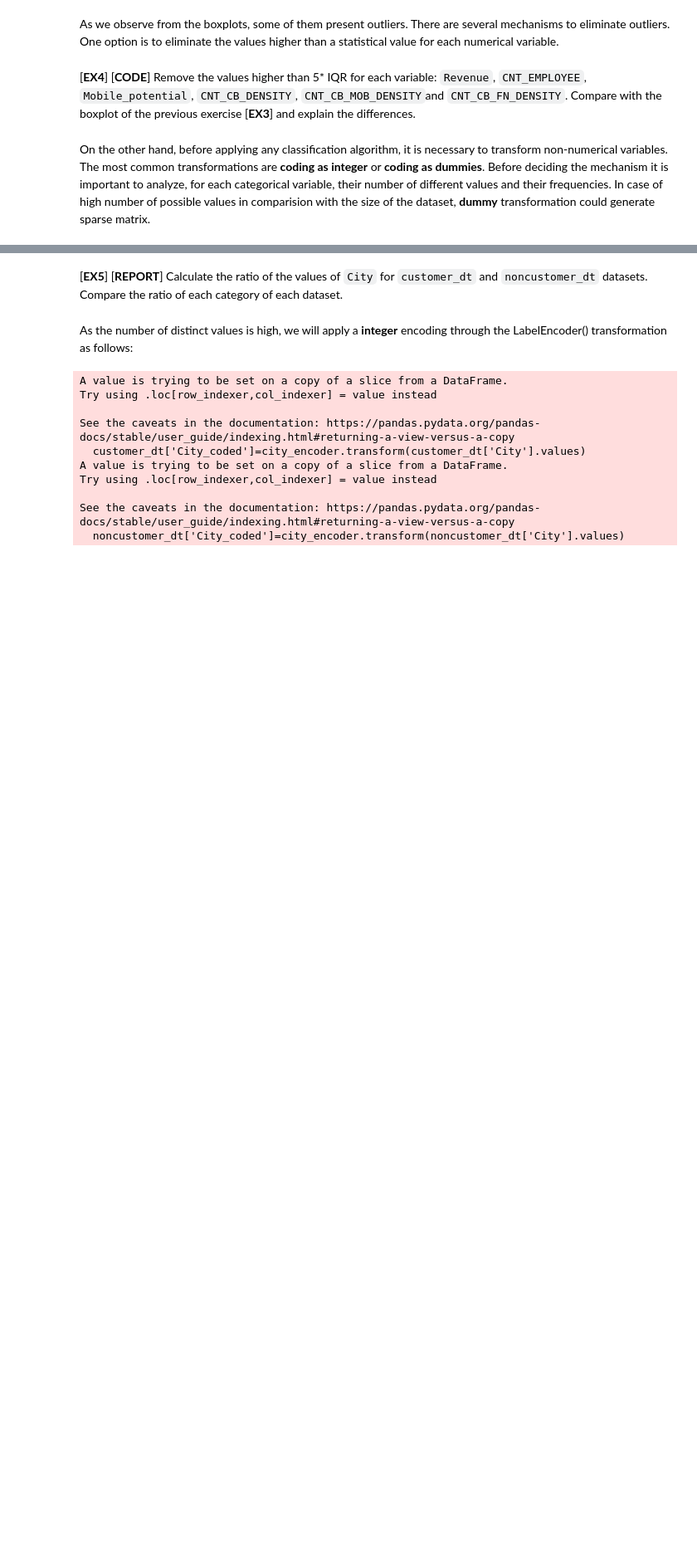
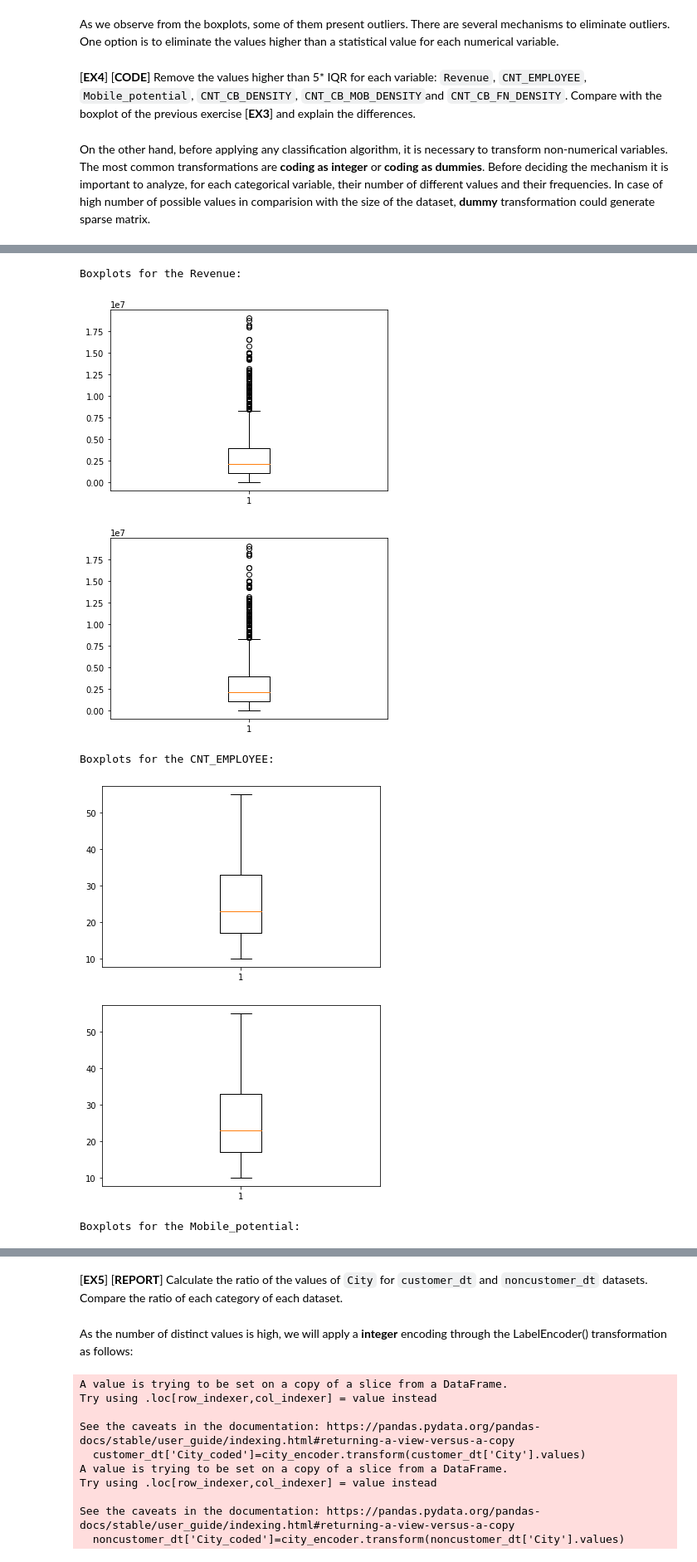
Before and after one commit to alex1162/Machine-Learning, a Jupyter notebook: PJ2/P02.ipynb, the cells around one changed output, grey strips where cells are left out. Shown at 83% size. Cells and saved outputs as stored; diff of their text form; code cells hidden in the pictures; blank space fills up the shorter version.

```diff
--- a/PJ2/P02.ipynb
+++ b/PJ2/P02.ipynb
@@ -194,8 +194,3 @@ As we observe from the boxplots, some of them present outliers. There are severa
 [**EX4**] [**CODE**] Remove the values higher than 5* IQR for each variable: `Revenue`, `CNT_EMPLOYEE`, `Mobile_potential`, `CNT_CB_DENSITY`, `CNT_CB_MOB_DENSITY`and `CNT_CB_FN_DENSITY`. Compare with the boxplot of the previous exercise [**EX3**] and explain the differences.
 # %% [markdown]
 On the other hand, before applying any classification algorithm, it is necessary to transform non-numerical variables. The most common transformations are **coding as integer** or **coding as dummies**. Before deciding the mechanism it is important to analyze, for each categorical variable, their number of different values and their frequencies. In case of high number of possible values in comparision with the size of the dataset, **dummy** transformation could generate sparse matrix.
-# %%
-df_try = customer_dt.copy()._get_numeric_data()
-q1 = df_try.quantile(0.25)
-q3 = df_try.quantile(0.75)
-q3-q1
@@ -213,29 +197,23 @@ dtype: float64
 # %%
-def get_factor_IQR(dirty_dataframe, interest_cols, factor):
-    output_df = dirty_dataframe.copy()
-    df = dirty_dataframe._get_numeric_data()
-    q3 = df.quantile(0.75)
-    q1 = df.quantile(0.25)
-    iqr = q3 - q1
-    #print(iqr)
-    lower_bound = q1 - ( factor * iqr )
-    higher_bound = q3 + ( factor * iqr )
-    for col in interest_cols:
-        print(f'Lower {col}: {lower_bound[col]}')
-        print(f'Upper {col}: {higher_bound[col]}')
+def get_factor_IQR(dataframe, interest_cols, factor):
 
-    #customer_dt = market_dt[market_dt['Customer_Flag'] == 1]
+    output_df = dataframe.copy()
 
-    for col in interest_cols:
-        df = df[lower_bound < df[col] and higher_bound > df[col]]
+    for column in interest_cols:
+        q3 = np.percentile(dataframe[column], 75)
+        q1 = np.percentile(dataframe[column], 25)
+        iqr = q3 - q1
 
-    for col in interest_cols:
-        output_df[col] = df[col]
+        lower_bound = q1 - ( factor * iqr )
+        upper_bound = q3 + ( factor * iqr )
+
+        output_df = output_df[(output_df[column]>= lower_bound) & (output_df[column]<= upper_bound)]
 
     return output_df
 
 boxplot_columns = ["Revenue", "CNT_EMPLOYEE", "Mobile_potential", "CNT_CB_DENSITY", "CNT_CB_MOB_DENSITY", "CNT_CB_FN_DENSITY"]
 factor = 5
 cleared_customer_dt = customer_dt.copy()
-print(get_factor_IQR(cleared_customer_dt, boxplot_columns, factor))
+customer_dt_no_outliers = get_factor_IQR(customer_dt, boxplot_columns, factor)
+customer_dt_no_outliers.info()
 # %% [output]
@@ -254,0 +238,16 @@ ValueError: Can only compare identically-labeled Series objects
+# %%
+#boxplot_columns = ["Revenue", "CNT_EMPLOYEE", "Mobile_potential", "CNT_CB_DENSITY"]
+for column in boxplot_columns:
+    print(f"{BOLD}Boxplots for the {column}{END}:")
+    plt.boxplot(customer_dt_no_outliers[column])
+    plt.show()
+    plt.boxplot(customer_dt_no_outliers[column])
+    plt.show()
+# %% [output]
+Boxplots for the Revenue:
+[figure, added]
+[figure, added]
+Boxplots for the CNT_EMPLOYEE:
+[figure, added]
+[figure, added]
+Boxplots for the Mobile_potential:
```
Also changed, not shown: parts of 4 cells of this notebook.
